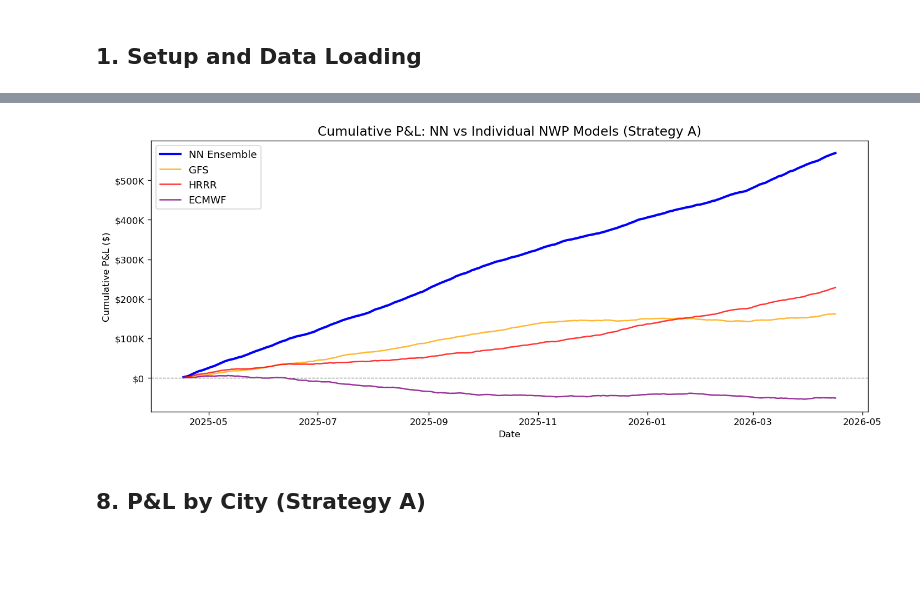
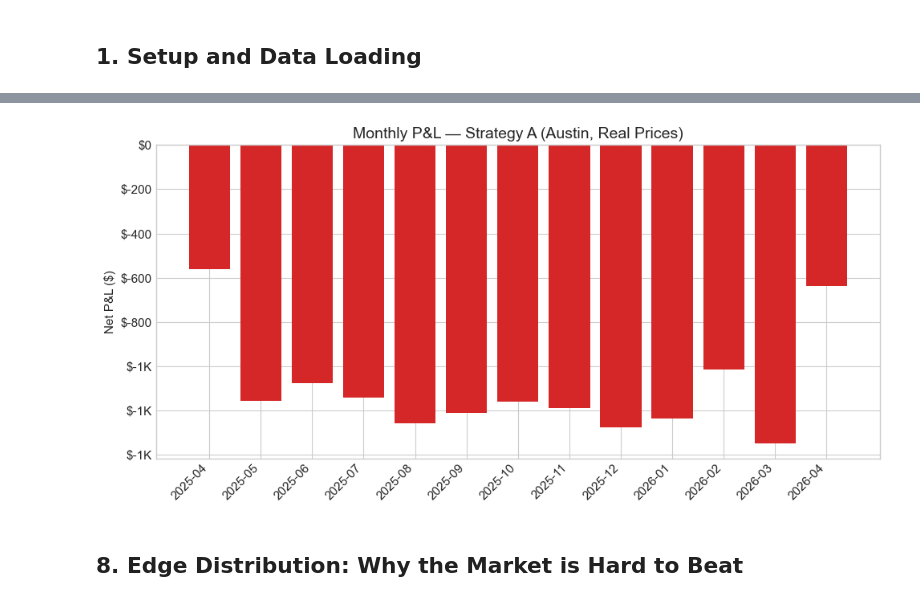
Before and after one commit to maxz073/dailymaxtempnn, a Jupyter notebook: kalshi_notebook.ipynb, the cells around one changed output, grey strips where cells are left out. Drawn from its saved outputs; the diff is of its cells as text; code cells hidden in the pictures; blank space fills up the shorter version.

```diff
--- a/kalshi_notebook.ipynb
+++ b/kalshi_notebook.ipynb
@@ -42,8 +62,9 @@ Cities: 20
 # %%
-contracts = generate_contracts(df)
-print(f"Contracts generated: {contracts.shape}")
-print(f"Columns: {contracts.columns.tolist()}")
-print(f"\nEdge distribution:")
-print(contracts["edge"].describe().to_string())
-contracts.sample(5, random_state=42)
+# Show contract structure for a sample day
+sample = kalshi[kalshi["event_ticker"] == "KXHIGHAUS-25JUL01"]
+print(f"Austin, July 1 2025 — {len(sample)} contracts:")
+print(sample[["market_ticker", "strike_type", "floor_strike", "cap_strike",
+              "last_price", "volume", "result", "settlement_value"]].to_string(index=False))
+print(f"\nStrike type distribution (all data):")
+print(kalshi["strike_type"].value_counts().to_string())
 # %% [output]
@@ -226,30 +242,20 @@ plt.show()
 # %%
-fig, ax = plt.subplots(figsize=(12, 5))
+monthly = metrics_by_month(aus["trades_a"])
 
-# NN
-if not trades_a.empty:
-    daily_nn = trades_a.groupby("date")["pnl_dollars"].sum().sort_index()
-    ax.plot(daily_nn.index, daily_nn.cumsum(), label="NN Ensemble", lw=2.5, color="blue")
-
-# Individual NWP models
-nwp_colors = {"GFS": "orange", "HRRR": "red", "ECMWF": "purple"}
-for name, res in nwp_results.items():
-    t = res["trades_a"]
-    if not t.empty:
-        daily_m = t.groupby("date")["pnl_dollars"].sum().sort_index()
-        ax.plot(daily_m.index, daily_m.cumsum(), label=name, lw=1.5, alpha=0.8,
-                color=nwp_colors.get(name, None))
-
-ax.axhline(0, color="gray", ls="--", lw=0.8)
-ax.set_title("Cumulative P&L: NN vs Individual NWP Models (Strategy A)", fontsize=14)
-ax.set_ylabel("Cumulative P&L ($)")
-ax.set_xlabel("Date")
-ax.yaxis.set_major_formatter(FuncFormatter(dollar_fmt))
-ax.legend(fontsize=11)
+fig, ax = plt.subplots(figsize=(10, 5))
+if not monthly.empty:
+    colors = ["#2ca02c" if v >= 0 else "#d62728" for v in monthly["total_pnl"]]
+    ax.bar(range(len(monthly)), monthly["total_pnl"], color=colors)
+    ax.set_xticks(range(len(monthly)))
+    ax.set_xticklabels([str(p) for p in monthly.index], rotation=45, ha="right")
+    ax.axhline(0, color="gray", ls="--", lw=0.8)
+    ax.set_ylabel("Net P&L ($)")
+    ax.set_title("Monthly P&L — Strategy A (Austin, Real Prices)")
+    ax.yaxis.set_major_formatter(FuncFormatter(dollar_fmt))
 fig.tight_layout()
 plt.show()
 # %% [output]
-[figure, old version]
+[figure, new version]
 # %% [markdown]
-## 8. P&L by City (Strategy A)
+## 8. Edge Distribution: Why the Market is Hard to Beat
 # %%
```
Also changed, not shown: parts of 20 cells of this notebook, 16 other files.
